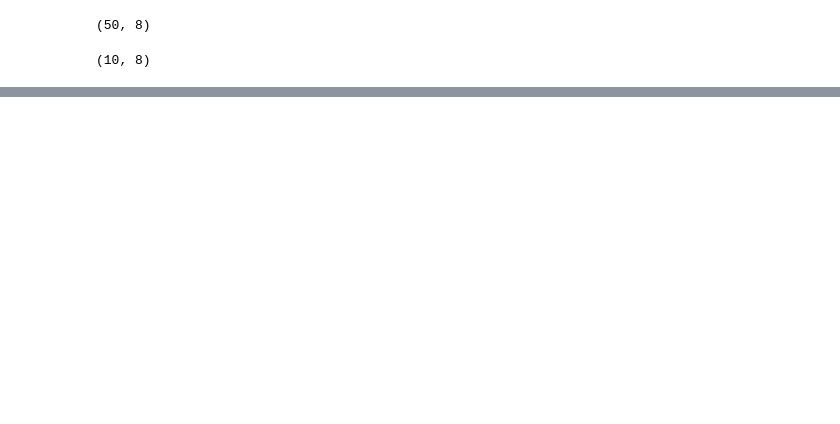
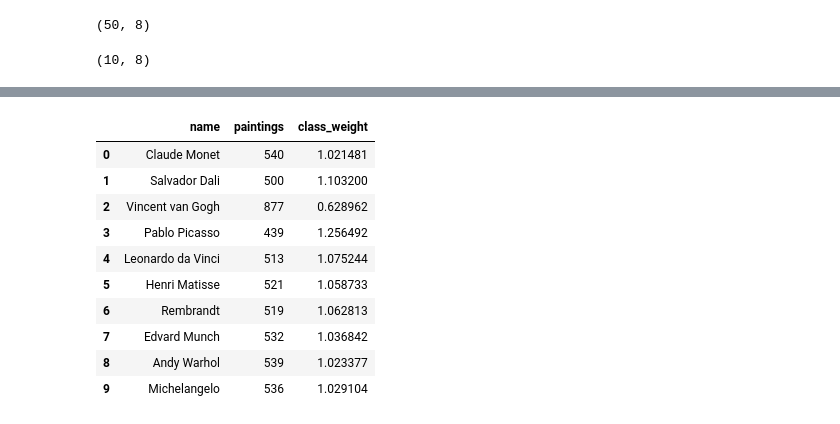
Before and after one commit to MahdiTheProgrammer/ArtistDetectorAI, a Jupyter notebook: project_v2.ipynb, the cells around one changed output, grey strips where cells are left out. Drawn from its saved outputs; the diff is of its cells as text; code cells hidden in the pictures; blank space fills up the shorter version.

```diff
--- a/project_v2.ipynb
+++ b/project_v2.ipynb
@@ -87,0 +95,5 @@ artists_choosen
+# %%
+artists_choosen['class_weight'][8] = 1.023377
+artists_choosen['class_weight'][8] = artists_choosen['class_weight'][8] * 97.5 / 100
+artists_choosen['class_weight'][2] = 0.628962
+artists_choosen['class_weight'][2] = artists_choosen['class_weight'][2] * 95 / 100
@@ -295,0 +375,17 @@ TypeError: can't pickle _thread.lock objects
+# %%
+artists_choosen['class_weight'] = artists_choosen.paintings.sum() / (artists_choosen.shape[0] *artists_choosen.paintings)
+artists_choosen = artists_choosen[['name' , 'paintings', 'class_weight']]
+
+artists_choosen
+# %% [output]
+|  | name | paintings | class_weight |
+| 0 | Claude Monet | 540 | 1.021481 |
+| 1 | Salvador Dali | 500 | 1.103200 |
+| 2 | Vincent van Gogh | 877 | 0.628962 |
+| 3 | Pablo Picasso | 439 | 1.256492 |
+| 4 | Leonardo da Vinci | 513 | 1.075244 |
+| 5 | Henri Matisse | 521 | 1.058733 |
+| 6 | Rembrandt | 519 | 1.062813 |
+| 7 | Edvard Munch | 532 | 1.036842 |
+| 8 | Andy Warhol | 539 | 1.023377 |
+| 9 | Michelangelo | 536 | 1.029104 |
```
Also changed, not shown: parts of 22 cells of this notebook, 2 other files.
